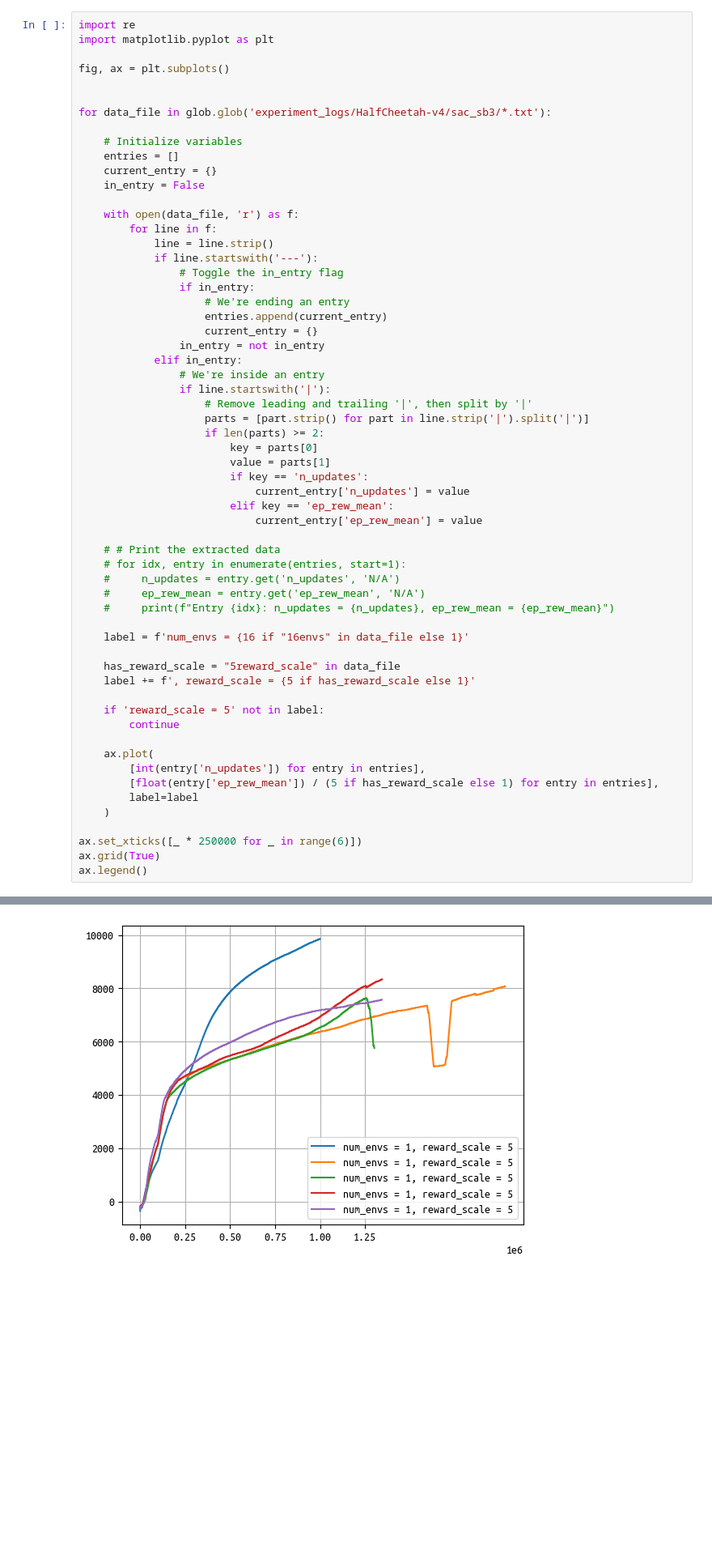
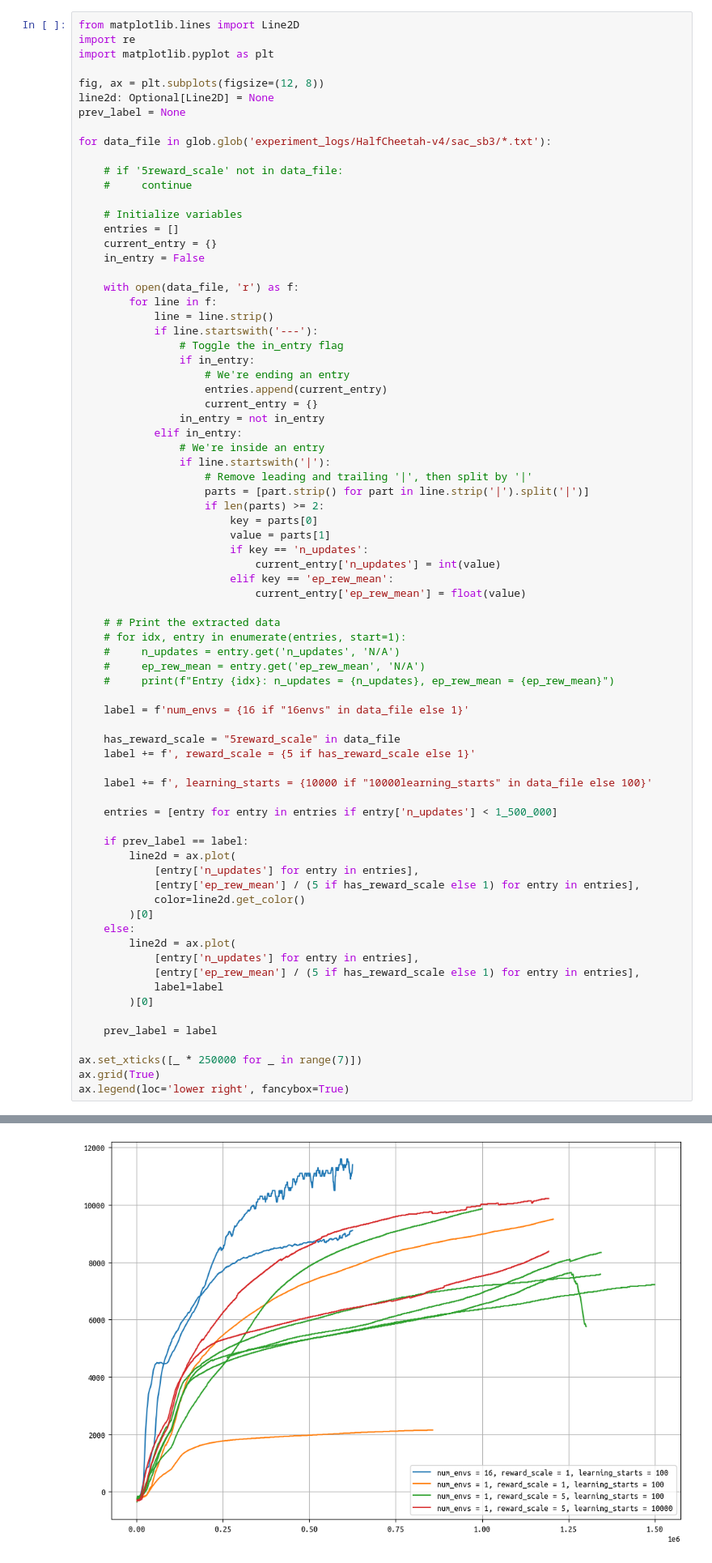
Before and after one commit to brn-dev/pytorch-repository, a Jupyter notebook: notebooks/analysis.ipynb, the cells around one changed output, grey strips where cells are left out. Shown at 81% size. Saved outputs shown, nothing was run; the diff lists cells and outputs as text; blank space fills up the shorter version.

Commit message:
run sb3 on halfcheetah - 10000 learning starts

```diff
--- a/notebooks/analysis.ipynb
+++ b/notebooks/analysis.ipynb
@@ -137,11 +208,16 @@ ax.legend(handles=new_handles,
 # %%
+from matplotlib.lines import Line2D
 import re
 import matplotlib.pyplot as plt
 
-fig, ax = plt.subplots()
-
+fig, ax = plt.subplots(figsize=(12, 8))
+line2d: Optional[Line2D] = None
+prev_label = None
 
 for data_file in glob.glob('experiment_logs/HalfCheetah-v4/sac_sb3/*.txt'):
+
+    # if '5reward_scale' not in data_file:
+    #     continue
 
     # Initialize variables
     entries = []
@@ -158,42 +234,52 @@ for data_file in glob.glob('experiment_logs/HalfCheetah-v4/sac_sb3/*.txt'):
                     entries.append(current_entry)
                     current_entry = {}
                 in_entry = not in_entry
             elif in_entry:
                 # We're inside an entry
                 if line.startswith('|'):
                     # Remove leading and trailing '|', then split by '|'
                     parts = [part.strip() for part in line.strip('|').split('|')]
                     if len(parts) >= 2:
                         key = parts[0]
                         value = parts[1]
                         if key == 'n_updates':
-                            current_entry['n_updates'] = value
+                            current_entry['n_updates'] = int(value)
                         elif key == 'ep_rew_mean':
-                            current_entry['ep_rew_mean'] = value
+                            current_entry['ep_rew_mean'] = float(value)
 
     # # Print the extracted data
     # for idx, entry in enumerate(entries, start=1):
     #     n_updates = entry.get('n_updates', 'N/A')
     #     ep_rew_mean = entry.get('ep_rew_mean', 'N/A')
     #     print(f"Entry {idx}: n_updates = {n_updates}, ep_rew_mean = {ep_rew_mean}")
 
     label = f'num_envs = {16 if "16envs" in data_file else 1}'
 
     has_reward_scale = "5reward_scale" in data_file
     label += f', reward_scale = {5 if has_reward_scale else 1}'
 
-    if 'reward_scale = 5' not in label:
-        continue
+    label += f', learning_starts = {10000 if "10000learning_starts" in data_file else 100}'
 
-    ax.plot(
-        [int(entry['n_updates']) for entry in entries],
-        [float(entry['ep_rew_mean']) / (5 if has_reward_scale else 1) for entry in entries],
-        label=label
-    )
+    entries = [entry for entry in entries if entry['n_updates'] < 1_500_000]
 
-ax.set_xticks([_ * 250000 for _ in range(6)])
+    if prev_label == label:
+        line2d = ax.plot(
+            [entry['n_updates'] for entry in entries],
+            [entry['ep_rew_mean'] / (5 if has_reward_scale else 1) for entry in entries],
+            color=line2d.get_color()
+        )[0]
+    else:
+        line2d = ax.plot(
+            [entry['n_updates'] for entry in entries],
+            [entry['ep_rew_mean'] / (5 if has_reward_scale else 1) for entry in entries],
+            label=label
+        )[0]
+
+    prev_label = label
+
+ax.set_xticks([_ * 250000 for _ in range(7)])
 ax.grid(True)
-ax.legend()
+ax.legend(loc='lower right', fancybox=True)
 # %% [output]
 <matplotlib.legend.Legend at 0x...>
-[figure, old version]
+[figure, new version]
```
Also changed, not shown: parts of 4 cells of this notebook, 4 other files.
